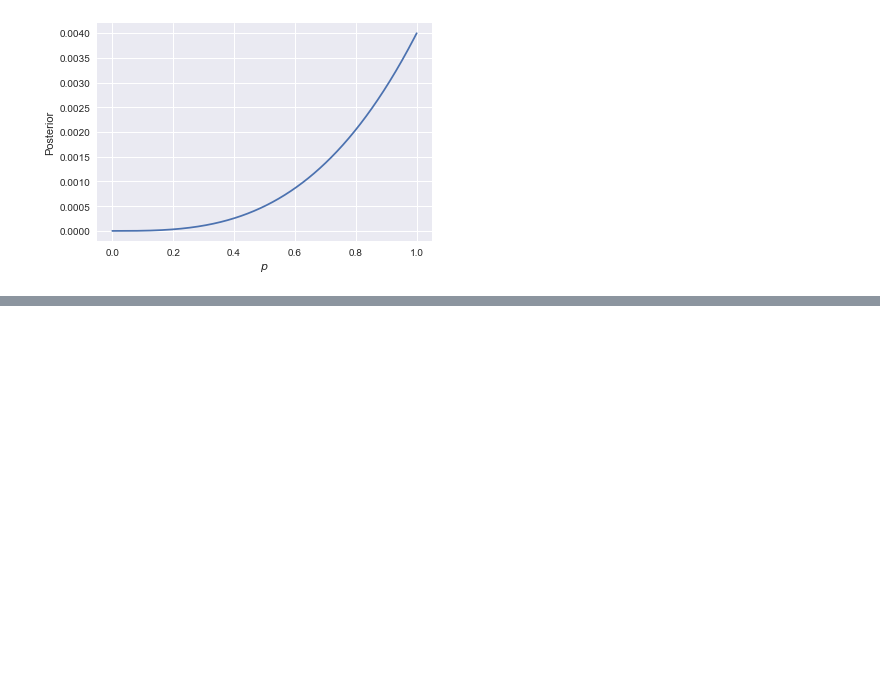
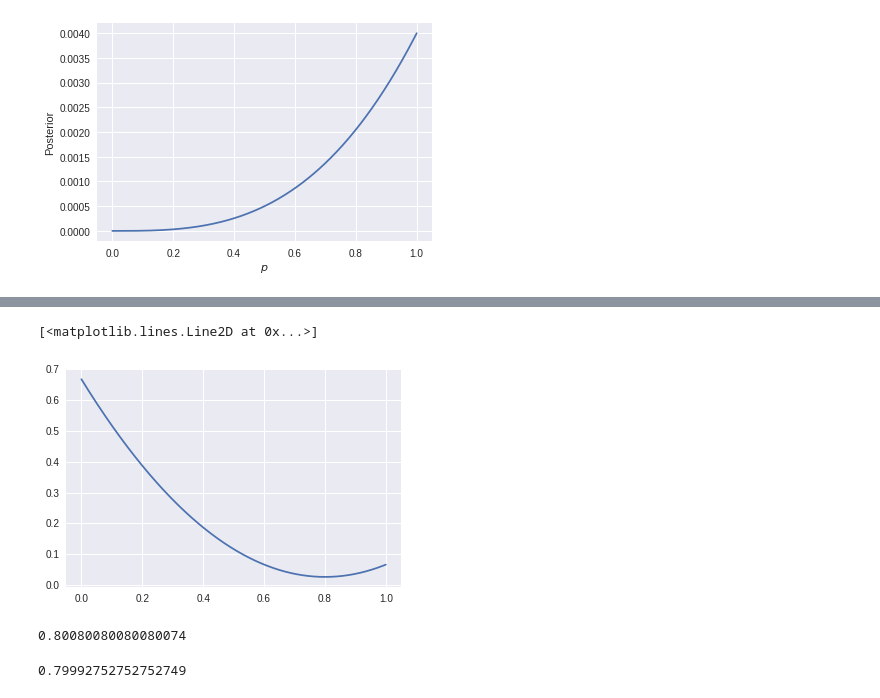
Before and after one commit to saint-germain/marginalization_bayes, a Jupyter notebook: stat_reth_ch3.ipynb, the cells around one changed output, grey strips where cells are left out. Saved outputs shown, nothing was run; the diff lists cells and outputs as text; code cells hidden in the pictures; blank space fills up the shorter version.

```diff
--- a/stat_reth_ch3.ipynb
+++ b/stat_reth_ch3.ipynb
@@ -102,0 +144,3 @@ plt.xlabel('$p$')
+# %%
+def loss2(pi,post_grid,pgrid):
+    return sum(post_grid*(pi-pgrid)**2)
@@ -102,0 +155,15 @@ plt.xlabel('$p$')
+# %%
+loss_grid=np.array([loss2(i,post_grid,pgrid) for i in pgrid])
+# %%
+plt.plot(pgrid,loss_grid)
+# %% [output]
+[<matplotlib.lines.Line2D at 0x...>]
+[figure, added]
+# %%
+pgrid[np.argmin(loss_grid)]
+# %% [output]
+0.80080080080080074
+# %%
+np.mean(samples)
+# %% [output]
+0.79992752752752749
```
Also changed, not shown: parts of 19 cells of this notebook, 1 other file.
